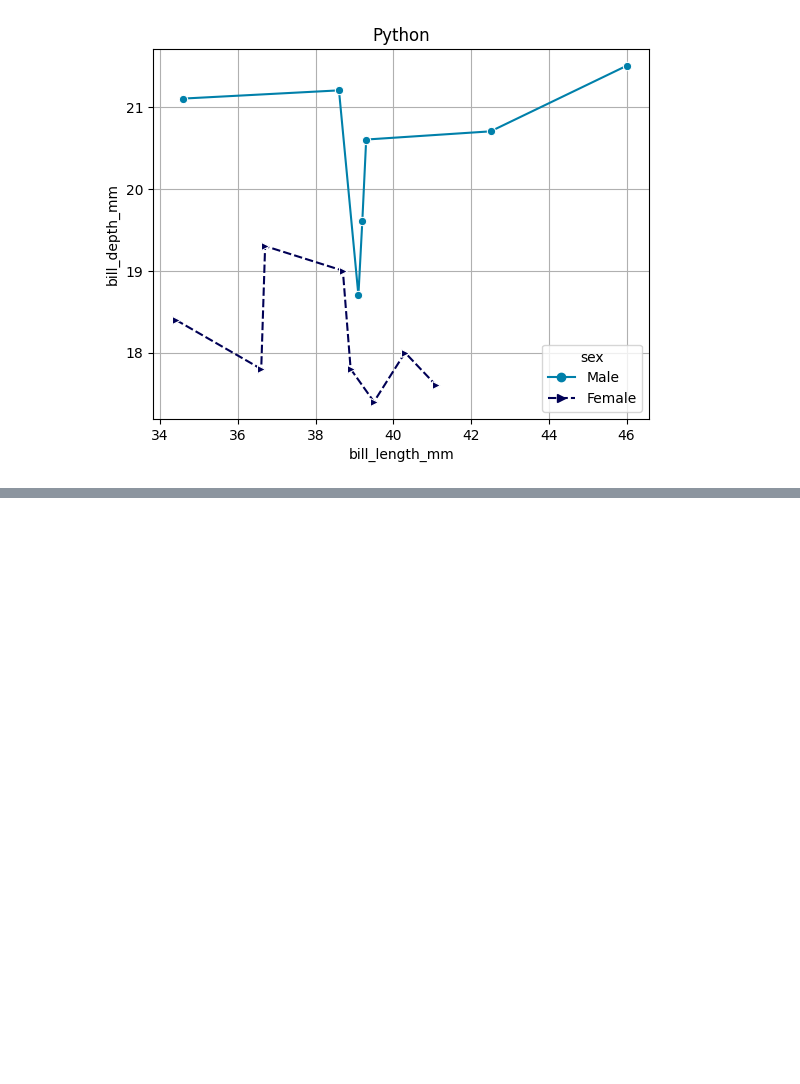
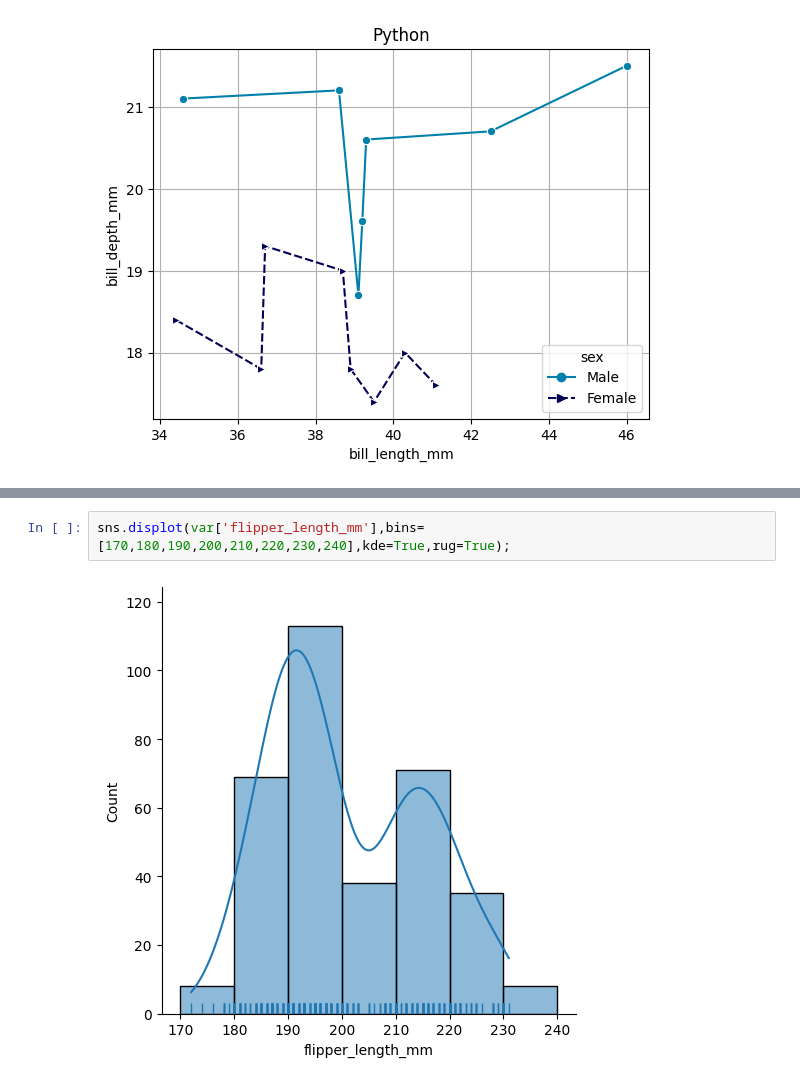
Before and after one commit to TusharPatwal/Python-, a Jupyter notebook: Python-2/Data Analysis with Python/Seaborn.ipynb, the cells around one changed output, grey strips where cells are left out. Drawn from its saved outputs; the diff is of its cells as text; blank space fills up the shorter version.

```diff
--- a/Python-2/Data Analysis with Python/Seaborn.ipynb
+++ b/Python-2/Data Analysis with Python/Seaborn.ipynb
@@ -72,0 +107,4 @@ plt.show()
+# %%
+sns.displot(var['flipper_length_mm'],bins=[170,180,190,200,210,220,230,240],kde=True,rug=True);
+# %% [output]
+[figure, added]
```
Also changed, not shown: parts of 23 cells of this notebook.
